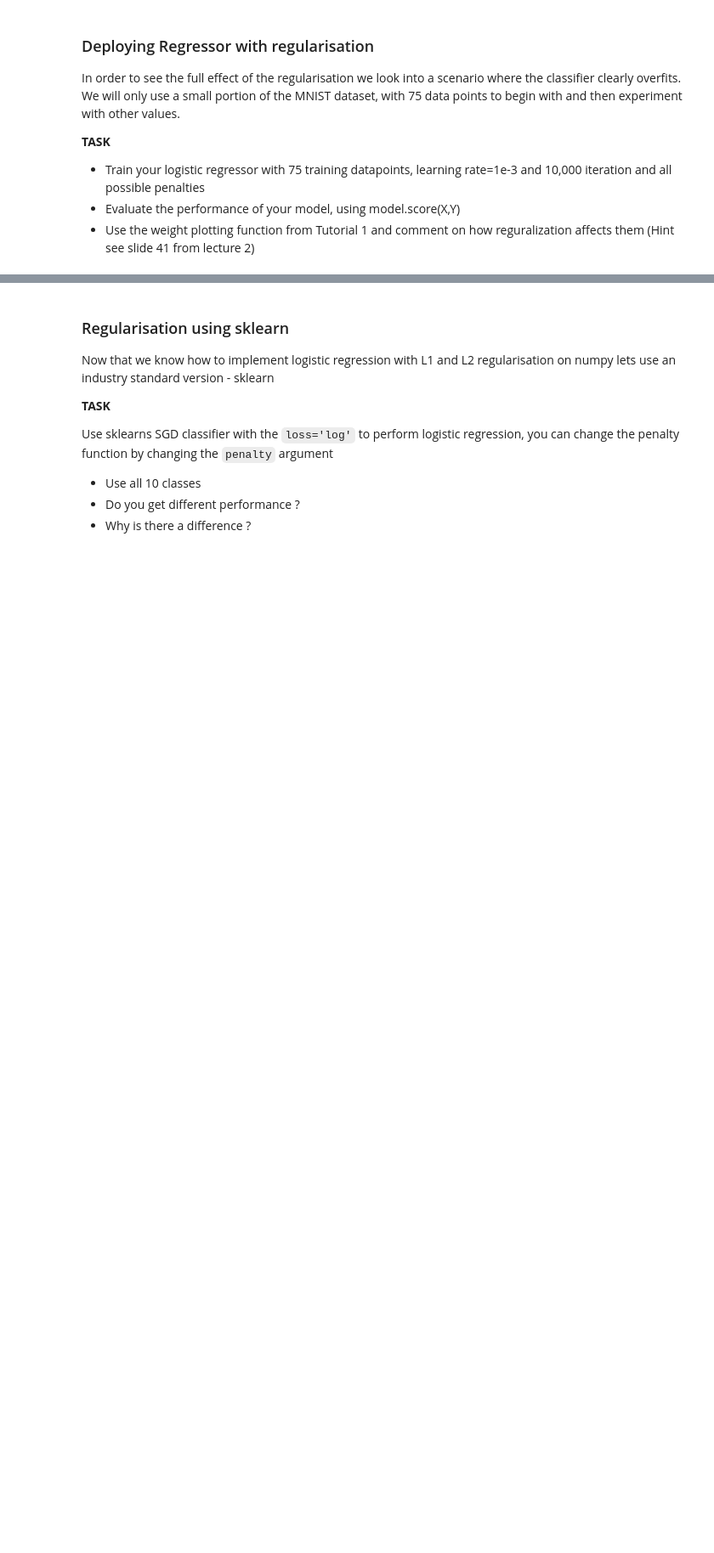
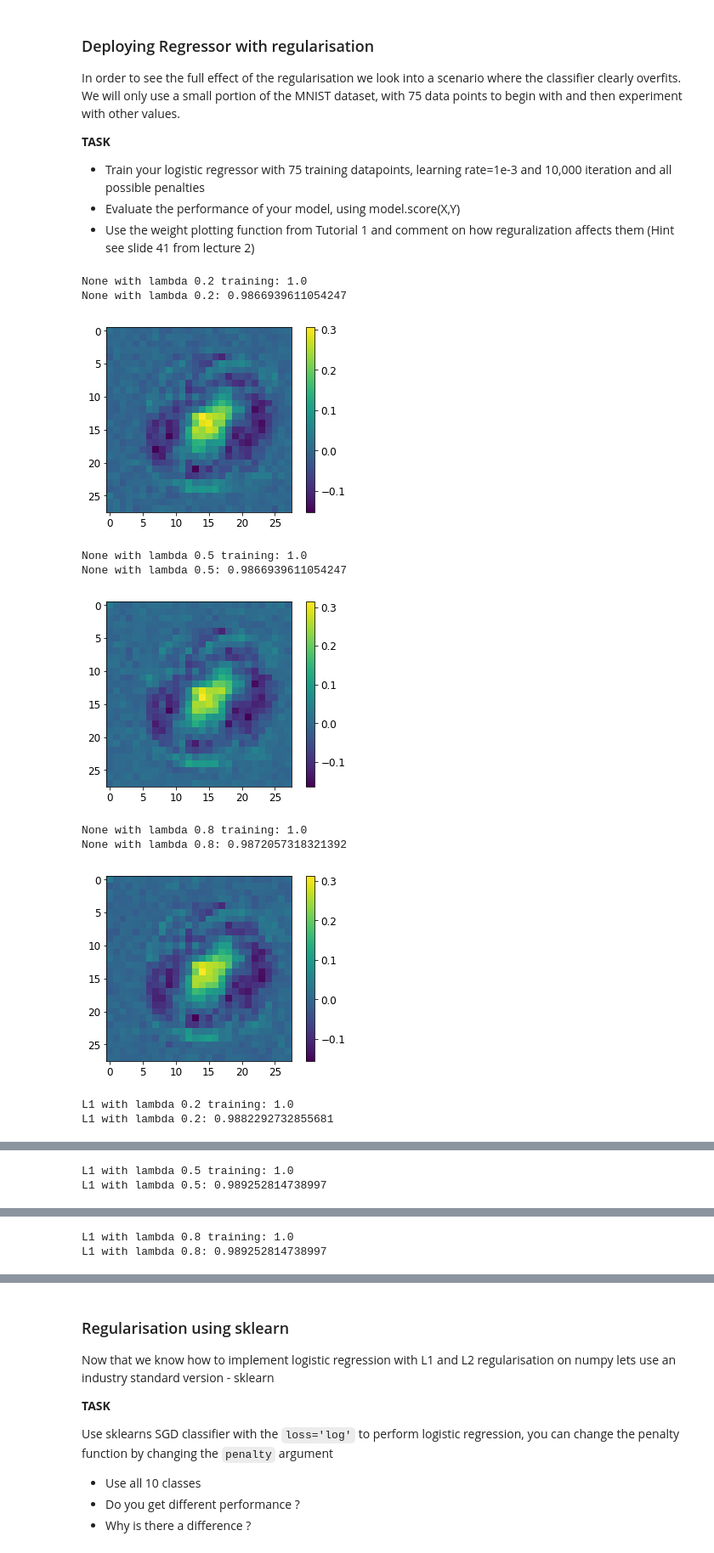
Before and after one commit to adicatana/ml_imaging_tutorials_imperial, a Jupyter notebook: MLI-Tutorial-2.ipynb, the cells around one changed output, grey strips where cells are left out. Shown: that part at 85% size. Cells and saved outputs as stored; diff of their text form; code cells hidden in the pictures; blank space fills up the shorter version.

```diff
--- a/MLI-Tutorial-2.ipynb
+++ b/MLI-Tutorial-2.ipynb
@@ -31,7 +31,7 @@ plt.rcParams['xtick.labelsize'] = 12
 plt.rcParams['ytick.labelsize'] = 12
 # %%
 # data directory
-data_dir = '/vol/lab/course/416/data/mnist'
+data_dir = '/home/adicatana/mli_tutorial_1/mnist'
 import torchvision.datasets as dset
 
 # train data
@@ -146,7 +163,9 @@ See the lecture notes at Lecture 2 slide 39-41
 # Extract ones and eights digits from both training and testing data
 ############################################################################
 labels_to_select = [0,8]
-# ADD YOUR CODE HERE
+
+selected_train_x, selected_train_y = sample_data_digits(train_x_mnist, train_y_mnist, labels_to_select)
+selected_test_x, selected_test_y = sample_data_digits(test_x_mnist, test_y_mnist, labels_to_select)
 # %%
 from sklearn.base import BaseEstimator, ClassifierMixin
 class LogisticRegression(BaseEstimator, ClassifierMixin):
@@ -170,12 +189,17 @@ class LogisticRegression(BaseEstimator, ClassifierMixin):
     def __loss(self, h, y):
         ''' computes loss values '''
         y = np.array(y,dtype=float)
+        reg = 0
+        if not self.theta is None:
+            if self.penalty == 'L1':
+                reg = np.sum(np.linalg.norm(self.theta))
+            elif self.penalty == 'L2':
+                reg = np.sum(self.theta ** 2)
+            elif self.penalty == 'elasticnet':
+                reg = np.sum(np.linalg.norm(self.theta)) + np.sum(self.theta ** 2) / 2
+            reg *= self.lambda_val
 
-
-        reg=0 # ADD YOUR CODE HERE
-
-
-        return (-y * np.log(h) - (1 - y) * np.log(1 - h)+ reg ).mean()
+        return (-y * np.log(h) - (1 - y) * np.log(1 - h) + reg).mean()
 
 
     def fit(self, X, y):
@@ -207,10 +231,16 @@ class LogisticRegression(BaseEstimator, ClassifierMixin):
             # update parameters
 
             # ADD YOUR CODE HERE
-            reg=0
-            self.theta -= self.lr * ( np.dot(X.T, (h - y))+reg) / y.size
+            reg = 0
+            if self.penalty == 'L1':
+                reg = np.sign(self.theta)
+            elif self.penalty == 'L2':
+                reg = self.theta
+            elif self.penalty == 'elasticnet':
+                reg = np.sign(self.theta) + self.theta
+            reg = self.lambda_val * reg
 
-
+            self.theta -= self.lr * ( np.dot(X.T, (h - y)) + reg) / y.size
             ############################################################################
             # print loss
             ############################################################################
@@ -254,19 +284,35 @@ In order to see the full effect of the regularisation we look into a scenario wh
 # %%
 #########################################################################
 # Q: train our model using raw pixels , train for all penalties and for various lambda values
 #########################################################################
-for pen in ['None','L1','L2']:
-    for lam_val in [0.7]:
+for pen in ['None','L1','L2', 'elasticnet']:
+    for lam_val in [0.2, 0.5, 0.8]:
+        model = LogisticRegression(lr=0.001, num_iter=10000, penalty=pen, lambda_val=lam_val,verbose=False)
+        model.fit(selected_train_x[0:75,:], selected_train_y[0:75])
 
         #########################################################################
         # Q: Evaluate the trained model - compute train and test accuracies
         #########################################################################
+        train_err = model.score(selected_train_x[0:75,:], selected_train_y[0:75])
+        print('{} with lambda {} training: {}'.format(pen, lam_val, train_err))
 
-        # ADD YOUR CODE HERE
-
+        test_err = model.score(selected_test_x, selected_test_y)
+        print('{} with lambda {}: {}'.format(pen, lam_val, test_err))
         #########################################################################
         # Q: draw trained model params (weights) as an image of size (28x28)
         #########################################################################
         plt.imshow(model.theta[:-1].reshape(28,28))
         plt.colorbar()
         plt.show()
+# %% [output]
+None with lambda 0.2 training: 1.0
+None with lambda 0.2: 0.9866939611054247
+[figure, added]
+None with lambda 0.5 training: 1.0
+None with lambda 0.5: 0.9866939611054247
+[figure, added]
+None with lambda 0.8 training: 1.0
+None with lambda 0.8: 0.9872057318321392
+[figure, added]
+L1 with lambda 0.2 training: 1.0
+L1 with lambda 0.2: 0.9882292732855681
@@ -272,0 +320,2 @@ for pen in ['None','L1','L2']:
+L1 with lambda 0.5 training: 1.0
+L1 with lambda 0.5: 0.989252814738997
@@ -272,0 +323,2 @@ for pen in ['None','L1','L2']:
+L1 with lambda 0.8 training: 1.0
+L1 with lambda 0.8: 0.989252814738997
```
Also changed, not shown: parts of 6 cells of this notebook, 2 other files.
